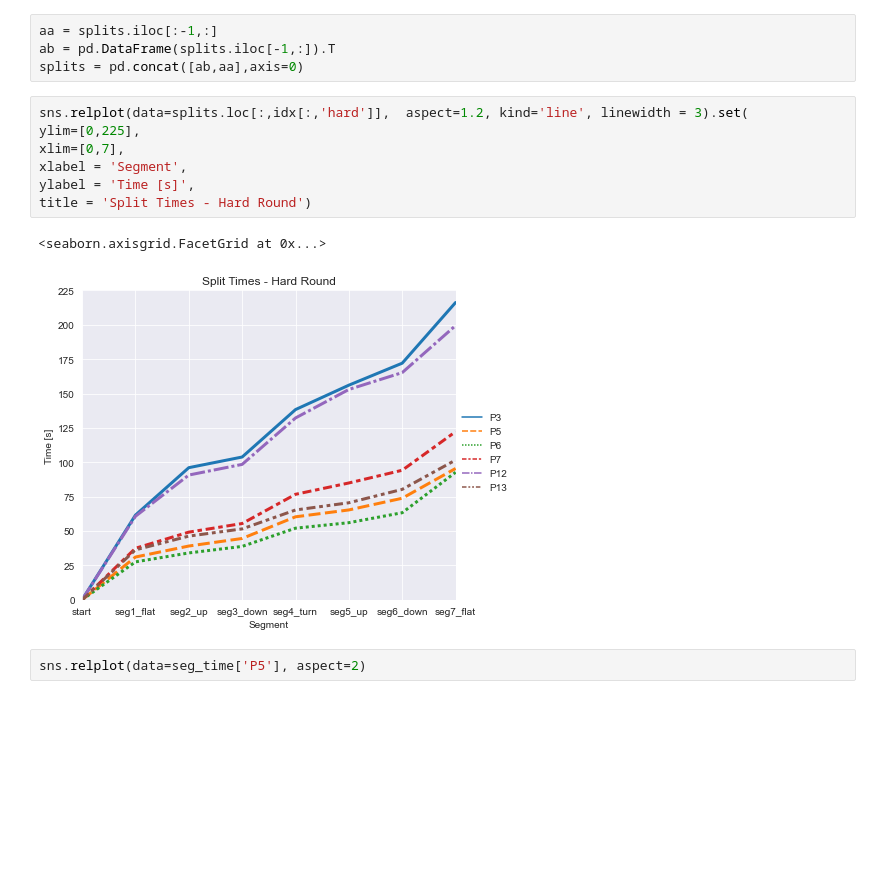
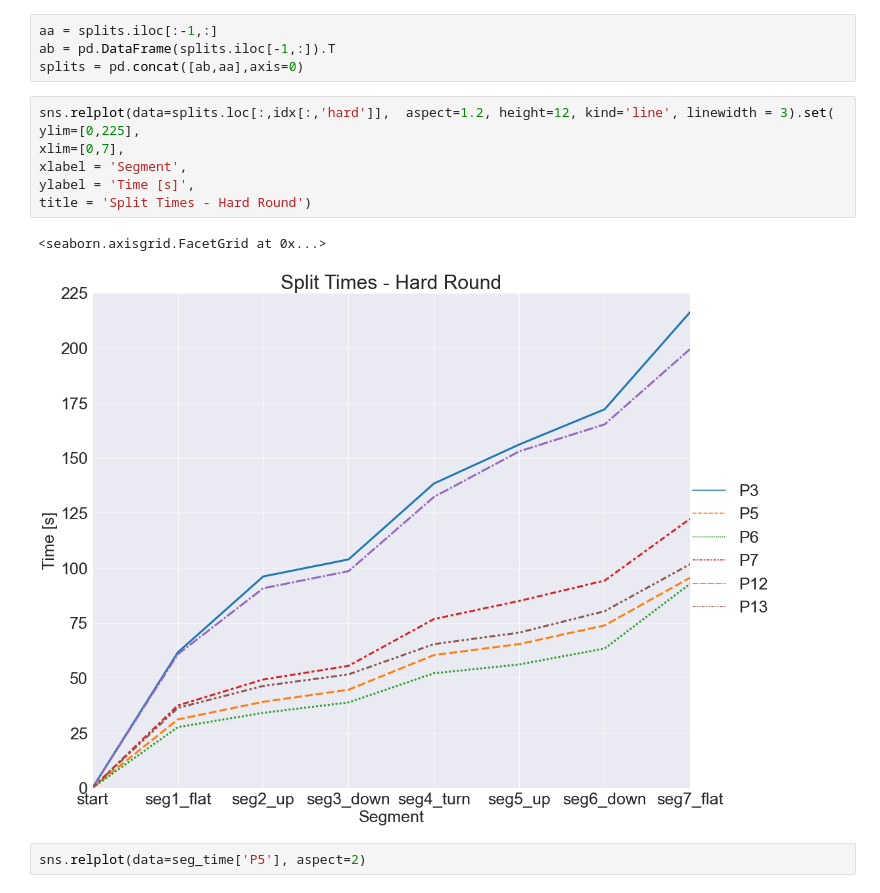
Before and after one commit to luceskywalker/xski, a Jupyter notebook: code/jupyter_lucas/splits_pacing.ipynb, the cells around one changed output. Cells and saved outputs as stored; diff of their text form; blank space fills up the shorter version.

```diff
--- a/code/jupyter_lucas/splits_pacing.ipynb
+++ b/code/jupyter_lucas/splits_pacing.ipynb
@@ -55,15 +59,15 @@ aa = splits.iloc[:-1,:]
 ab = pd.DataFrame(splits.iloc[-1,:]).T
 splits = pd.concat([ab,aa],axis=0)
 # %%
-sns.relplot(data=splits.loc[:,idx[:,'hard']],  aspect=1.2, kind='line', linewidth = 3).set(
+sns.relplot(data=splits.loc[:,idx[:,'hard']],  aspect=1.2, height=12, kind='line', linewidth = 3).set(
 ylim=[0,225],
 xlim=[0,7],
 xlabel = 'Segment',
 ylabel = 'Time [s]',
 title = 'Split Times - Hard Round')
 # %% [output]
 <seaborn.axisgrid.FacetGrid at 0x...>
-[figure, old version]
+[figure, new version]
 # %%
 sns.relplot(data=seg_time['P5'], aspect=2)
 # %% [output]
```
Also changed, not shown: parts of 2 cells of this notebook, 6 other files.
